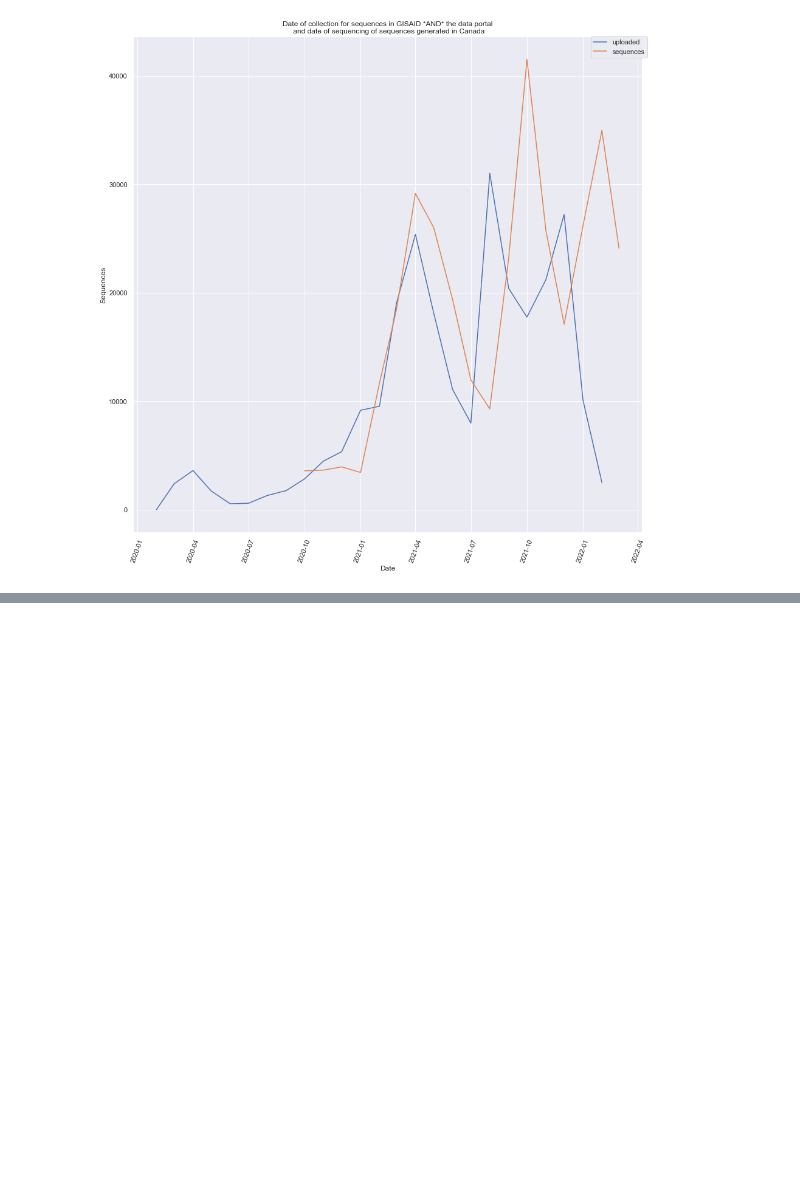
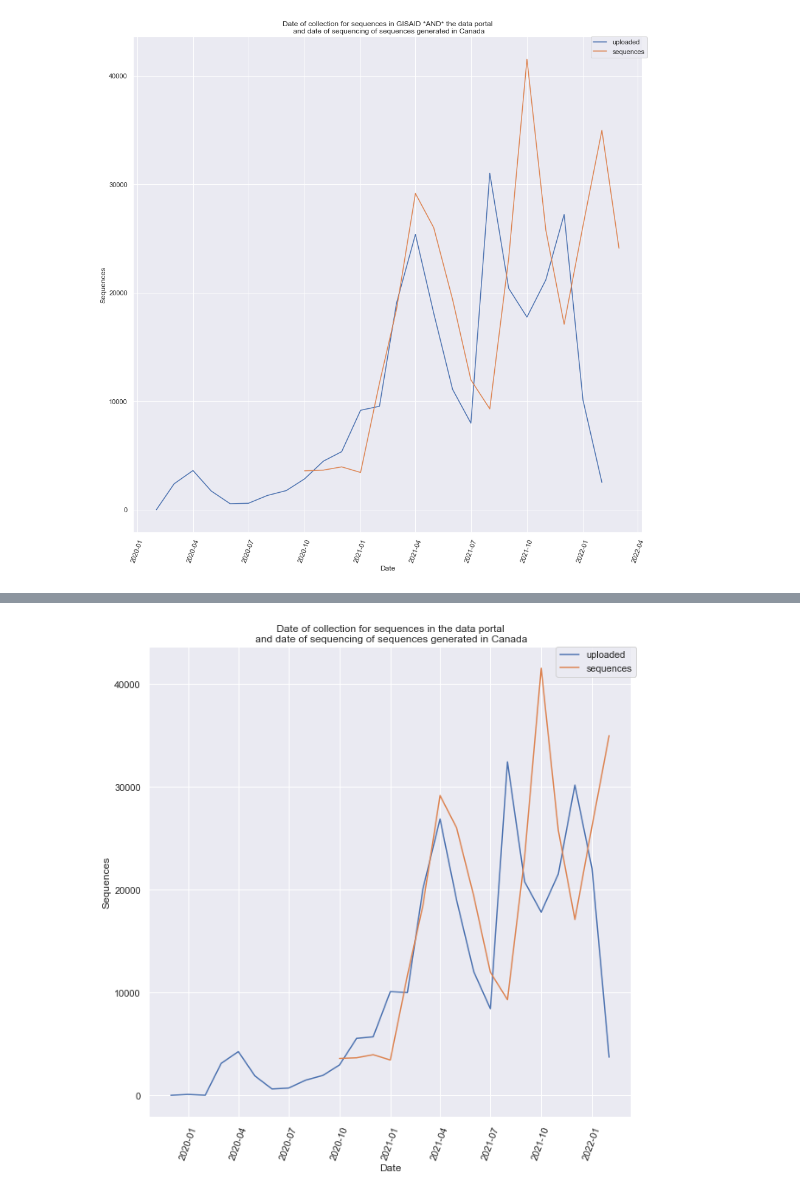
Before and after one commit to eringill/gisaid_uploads, a Jupyter notebook: fraction_uploaded.ipynb, the cells around one changed output, grey strips where cells are left out. Saved outputs shown, nothing was run; the diff lists cells and outputs as text; code cells hidden in the pictures; blank space fills up the shorter version.

```diff
--- a/fraction_uploaded.ipynb
+++ b/fraction_uploaded.ipynb
@@ -303,0 +380,13 @@ plt.show()
+# %%
+dims = (10, 10)
+sns.set_theme(style = "darkgrid")
+fig, ax = plt.subplots(figsize= dims)
+sns.lineplot(x = "date", y = "value", hue = "variable", data=merged_melt_g)
+plt.legend(bbox_to_anchor=(1.01, 1),borderaxespad=0)
+plt.title("Date of collection for sequences in the data portal\n and date of sequencing of sequences generated in Canada")
+plt.ylabel("Sequences")
+plt.xlabel("Date")
+plt.xticks(rotation=70)
+plt.show()
+# %% [output]
+[figure, added]
```
Also changed, not shown: parts of 15 cells of this notebook, 1 other file.
